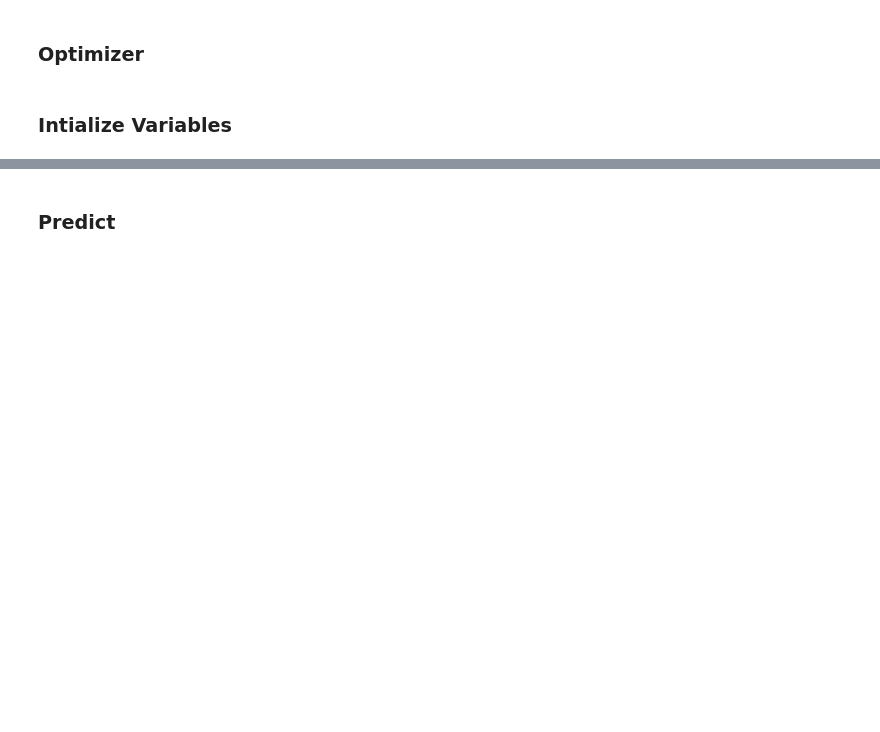
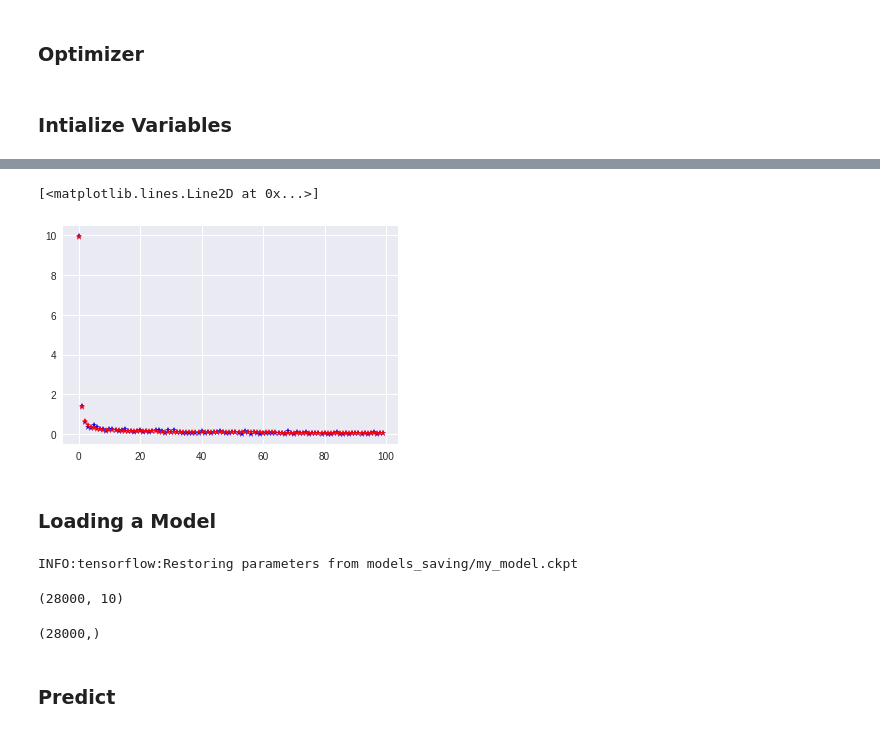
Before and after one commit to zht007/tensorflow-practice, a Jupyter notebook: 4_Clasification_DigitRecognizer/1 DL CNN for DigitRecognizer -Keras.ipynb, the cells around one changed output, grey strips where cells are left out. Drawn from its saved outputs; the diff is of its cells as text; code cells hidden in the pictures; blank space fills up the shorter version.

```diff
--- a/4_Clasification_DigitRecognizer/1 DL CNN for DigitRecognizer -Keras.ipynb
+++ b/4_Clasification_DigitRecognizer/1 DL CNN for DigitRecognizer -Keras.ipynb
@@ -310,0 +356,23 @@ init = tf.global_variables_initializer()
+# %%
+plt.plot(history['loss_train'],'b*')
+plt.plot(history['loss_val'],'r*')
+# %% [output]
+[<matplotlib.lines.Line2D at 0x...>]
+[figure, added]
+# %% [markdown]
+### Loading a Model
+# %%
+with tf.Session() as sess:
+
+    # Restore the model
+    saver.restore(sess, 'models_saving/my_model.ckpt')
+
+
+    # Fetch Back Results
+    label = sess.run(y_pred, feed_dict={x:X_unlabeled,hold_prob:1.0})
+# %% [output]
+INFO:tensorflow:Restoring parameters from models_saving/my_model.ckpt
+# %%
+label.shape
+# %% [output]
+(28000, 10)
@@ -311,3 +381,7 @@ init = tf.global_variables_initializer()
+# %%
+label.shape
+# %% [output]
+(28000,)
 # %% [markdown]
 ### Predict
 # %%
```
Also changed, not shown: parts of 20 cells of this notebook, 2 other files.
